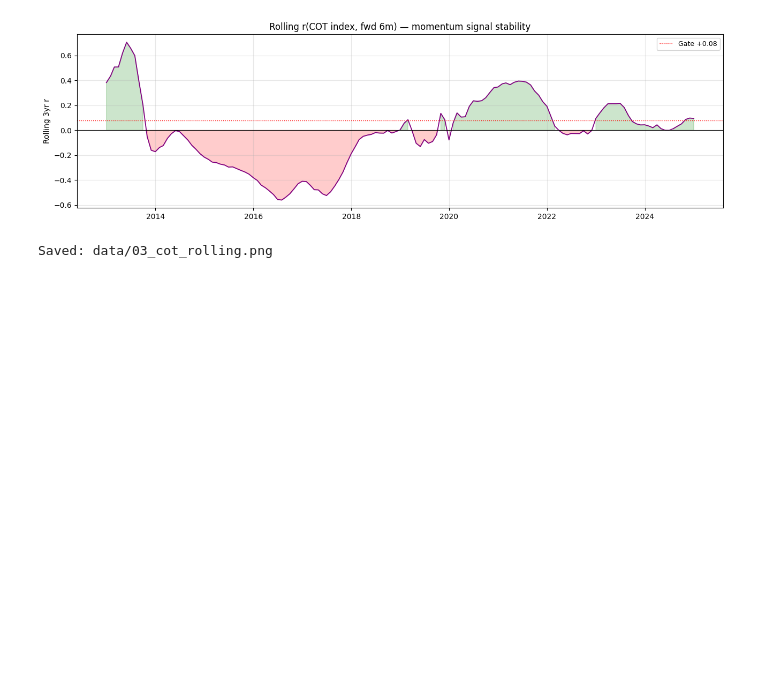
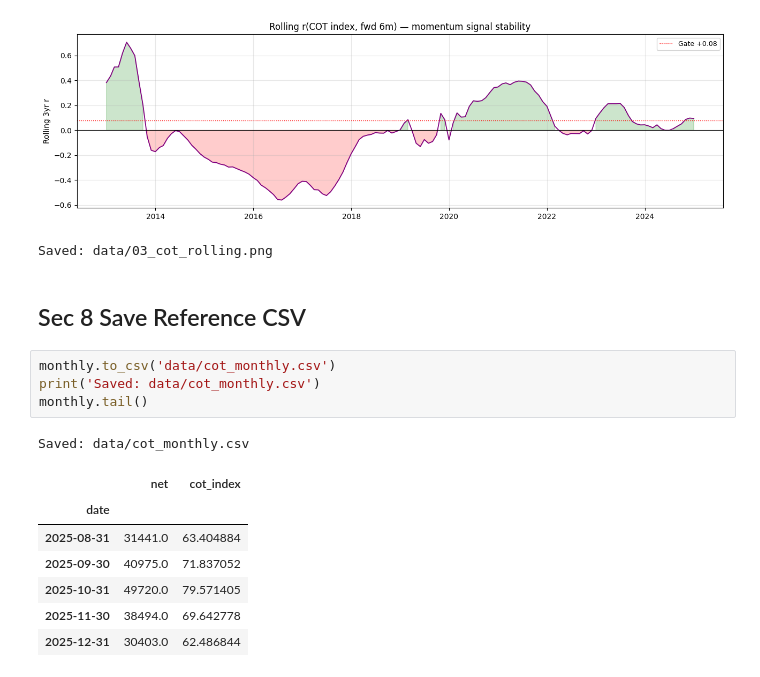
Before and after one commit to abhirajp97/greensignal, a Jupyter notebook: notebooks/coffee_backtests/03_cot_signal.ipynb, the cells around one changed output. Cells and saved outputs as stored; diff of their text form; blank space fills up the shorter version.

```diff
--- a/notebooks/coffee_backtests/03_cot_signal.ipynb
+++ b/notebooks/coffee_backtests/03_cot_signal.ipynb
@@ -411,3 +432,18 @@ print('Saved: data/03_cot_rolling.png')
 Rolling r range: [-0.560, +0.707]
 [figure]
 Saved: data/03_cot_rolling.png
+# %% [markdown]
+## Sec 8  Save Reference CSV
+# %%
+monthly.to_csv('data/cot_monthly.csv')
+print('Saved: data/cot_monthly.csv')
+monthly.tail()
+# %% [output]
+Saved: data/cot_monthly.csv
+|  | net | cot_index |
+| date |  |  |
+| 2025-08-31 | 31441.0 | 63.404884 |
+| 2025-09-30 | 40975.0 | 71.837052 |
+| 2025-10-31 | 49720.0 | 79.571405 |
+| 2025-11-30 | 38494.0 | 69.642778 |
+| 2025-12-31 | 30403.0 | 62.486844 |
```
Also changed, not shown: parts of 2 cells of this notebook, 1 other file.
